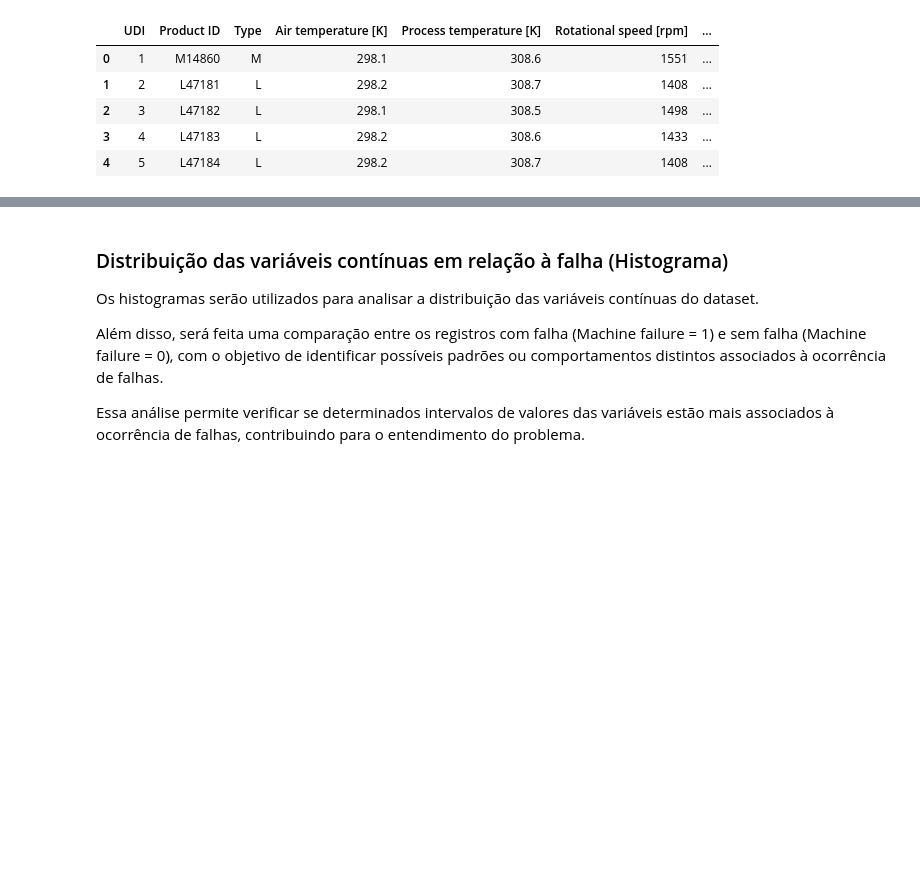
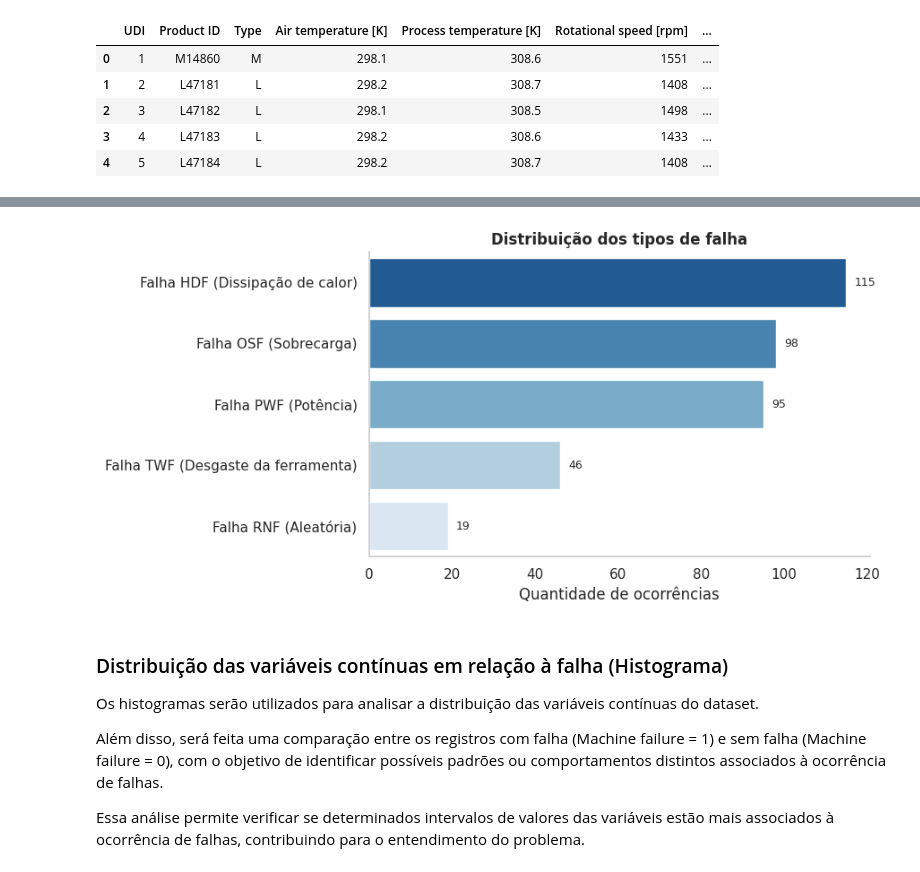
Before and after one commit to thaygorh/Analise-de-Dados-e-Boas-Praticas, a Jupyter notebook: mvp-analise-dados-e-boas-praticas.ipynb, the cells around one changed output, grey strips where cells are left out. Drawn from its saved outputs; the diff is of its cells as text; code cells hidden in the pictures; blank space fills up the shorter version.

```diff
--- a/mvp-analise-dados-e-boas-praticas.ipynb
+++ b/mvp-analise-dados-e-boas-praticas.ipynb
@@ -405,0 +216,19 @@ Já a variável **Torque [Nm]** apresenta uma dispersão intermediária, indican
+# %%
+colunas_renomeadas = {
+    'Type': 'Tipo do produto',
+    'Air temperature [K]': 'Temperatura do ar [K]',
+    'Process temperature [K]': 'Temperatura do processo [K]',
+    'Rotational speed [rpm]': 'Velocidade de rotação [rpm]',
+    'Torque [Nm]': 'Torque [Nm]',
+    'Tool wear [min]': 'Desgaste da ferramenta [min]',
+    'Machine failure': 'Falha da máquina',
+    'TWF': 'Falha TWF (Desgaste da ferramenta)',
+'HDF': 'Falha HDF (Dissipação de calor)',
+'PWF': 'Falha PWF (Potência)',
+'OSF': 'Falha OSF (Sobrecarga)',
+'RNF': 'Falha RNF (Aleatória)'
+}
+
+df_analysis = df_analysis.rename(columns=colunas_renomeadas)
+
+df_analysis.head()
@@ -406,3 +463,39 @@ Já a variável **Torque [Nm]** apresenta uma dispersão intermediária, indican
+# %%
+# colunas dos tipos de falha
+colunas_falhas = [
+    'Falha TWF (Desgaste da ferramenta)',
+    'Falha HDF (Dissipação de calor)',
+    'Falha PWF (Potência)',
+    'Falha OSF (Sobrecarga)',
+    'Falha RNF (Aleatória)'
+]
+
+# contagem total de ocorrências por tipo de falha
+counts = df_analysis[colunas_falhas].sum().sort_values(ascending=False)
+
+plt.figure(figsize=(9, 4.5))
+
+ax = sns.barplot(
+    x=counts.values,
+    y=counts.index,
+    palette='Blues_r'
+)
+
+# adicionar valores nas barras
+for i, v in enumerate(counts.values):
+    ax.text(v + 2, i, str(int(v)), va='center', fontsize=9)
+
+# ajustes visuais
+plt.title('Distribuição dos tipos de falha', fontsize=12, weight='bold')
+plt.xlabel('Quantidade de ocorrências')
+plt.ylabel('')
+
+sns.despine()
+plt.grid(False)
+plt.tight_layout()
+plt.show()
+# %% [output]
+[figure, added]
 # %% [markdown]
 ### Distribuição das variáveis contínuas em relação à falha (Histograma)
 
```
Also changed, not shown: parts of 61 cells of this notebook.
